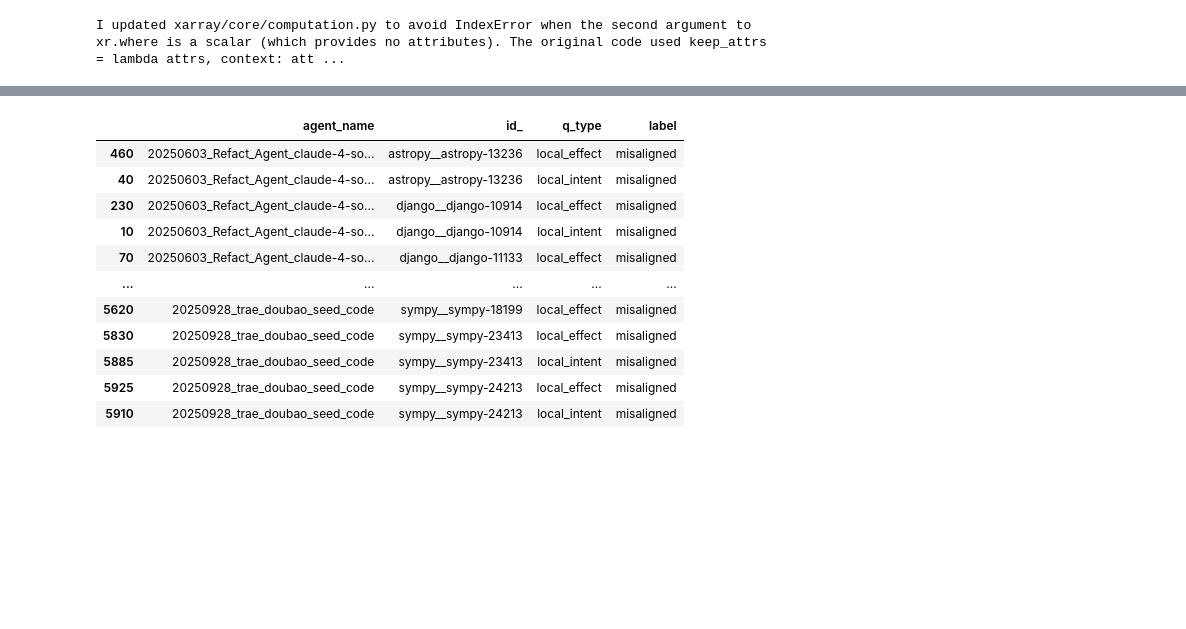
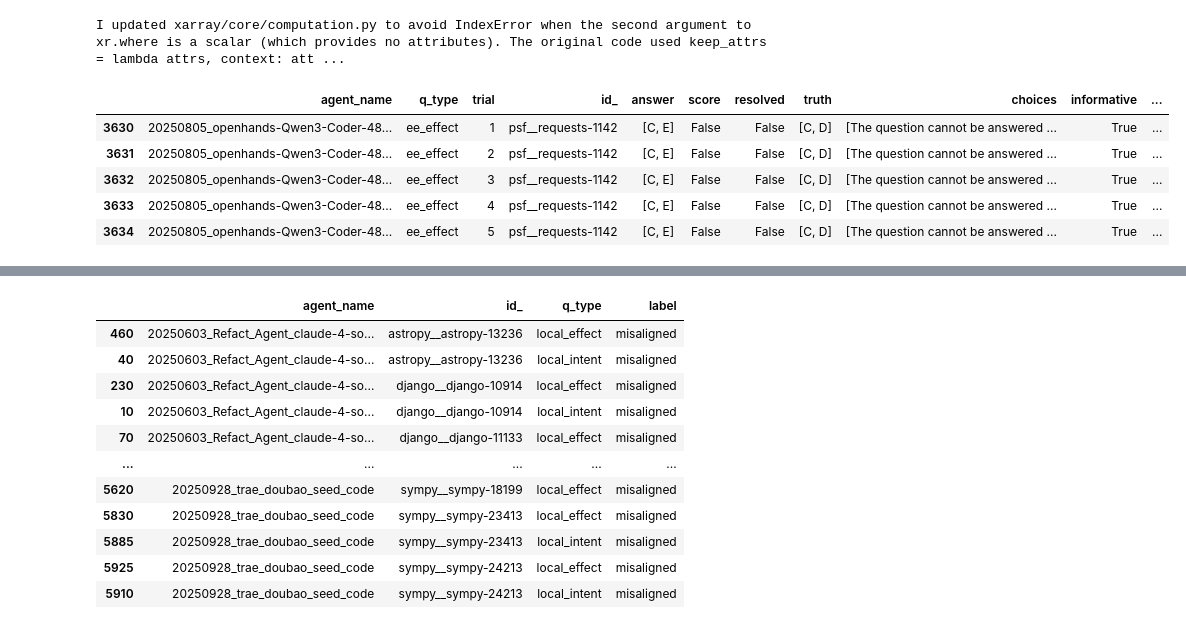
Before and after one commit to pan2013e/explainbench, a Jupyter notebook: results_analysis/rq2_analysis.ipynb, the cells around one changed output, grey strips where cells are left out. Saved outputs shown, nothing was run; the diff lists cells and outputs as text; code cells hidden in the pictures; blank space fills up the shorter version.

```diff
--- a/results_analysis/rq2_analysis.ipynb
+++ b/results_analysis/rq2_analysis.ipynb
@@ -17,7 +17,7 @@ from dataset.extract_ground_truths.effect.process_agent_patch import get_diff_in
 from execution.util import get_instance_ids
 # %%
 resolved_dict = {}
-base_path = "/home/yusuf/explainbench/shared_logs/logs/run_evaluation/output_per_step/efficacy"
+base_path = "../shared_logs/logs/run_evaluation/output_per_step/efficacy"
 for agent in AGENTS:
     path = agent + ".json" if "mini-" not in agent else agent + "_resolved.json"
     path = os.path.join(base_path, path)
@@ -635,3 +737,15 @@ The fix successfully resolves the issue described in the problem statement while
 print(get_expl("pydata__xarray-6461", "20250807_mini-v1.7.0_gpt-5-mini"))
 # %% [output]
 I updated xarray/core/computation.py to avoid IndexError when the second argument to xr.where is a scalar (which provides no attributes). The original code used keep_attrs = lambda attrs, context: att ...
+# %%
+temp_df = ee_effect
+mask1 = (temp_df.id_ == "psf__requests-1142")
+mask2 = (temp_df.agent_name.str.contains("openhands"))
+temp_df[mask1 & mask2]
+# %% [output]
+|  | agent_name | q_type | trial | id_ | answer | score | resolved | truth | choices | informative | ... |
+| 3630 | 20250805_openhands-Qwen3-Coder-48... | ee_effect | 1 | psf__requests-1142 | [C, E] | False | False | [C, D] | [The question cannot be answered ... | True | ... |
+| 3631 | 20250805_openhands-Qwen3-Coder-48... | ee_effect | 2 | psf__requests-1142 | [C, E] | False | False | [C, D] | [The question cannot be answered ... | True | ... |
+| 3632 | 20250805_openhands-Qwen3-Coder-48... | ee_effect | 3 | psf__requests-1142 | [C, E] | False | False | [C, D] | [The question cannot be answered ... | True | ... |
+| 3633 | 20250805_openhands-Qwen3-Coder-48... | ee_effect | 4 | psf__requests-1142 | [C, E] | False | False | [C, D] | [The question cannot be answered ... | True | ... |
+| 3634 | 20250805_openhands-Qwen3-Coder-48... | ee_effect | 5 | psf__requests-1142 | [C, E] | False | False | [C, D] | [The question cannot be answered ... | True | ... |
```
Also changed, not shown: parts of 24 cells of this notebook, 2 other files.
